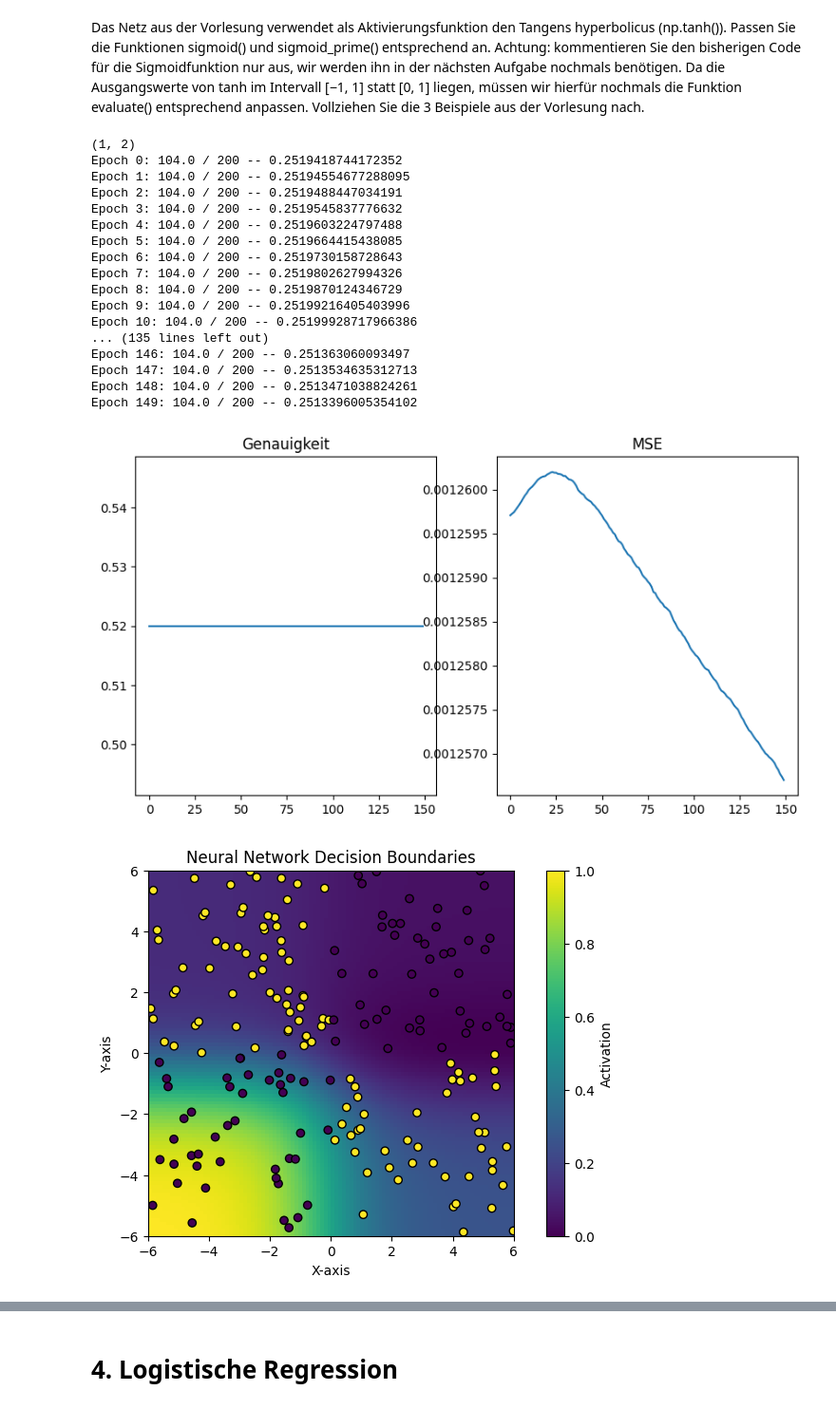
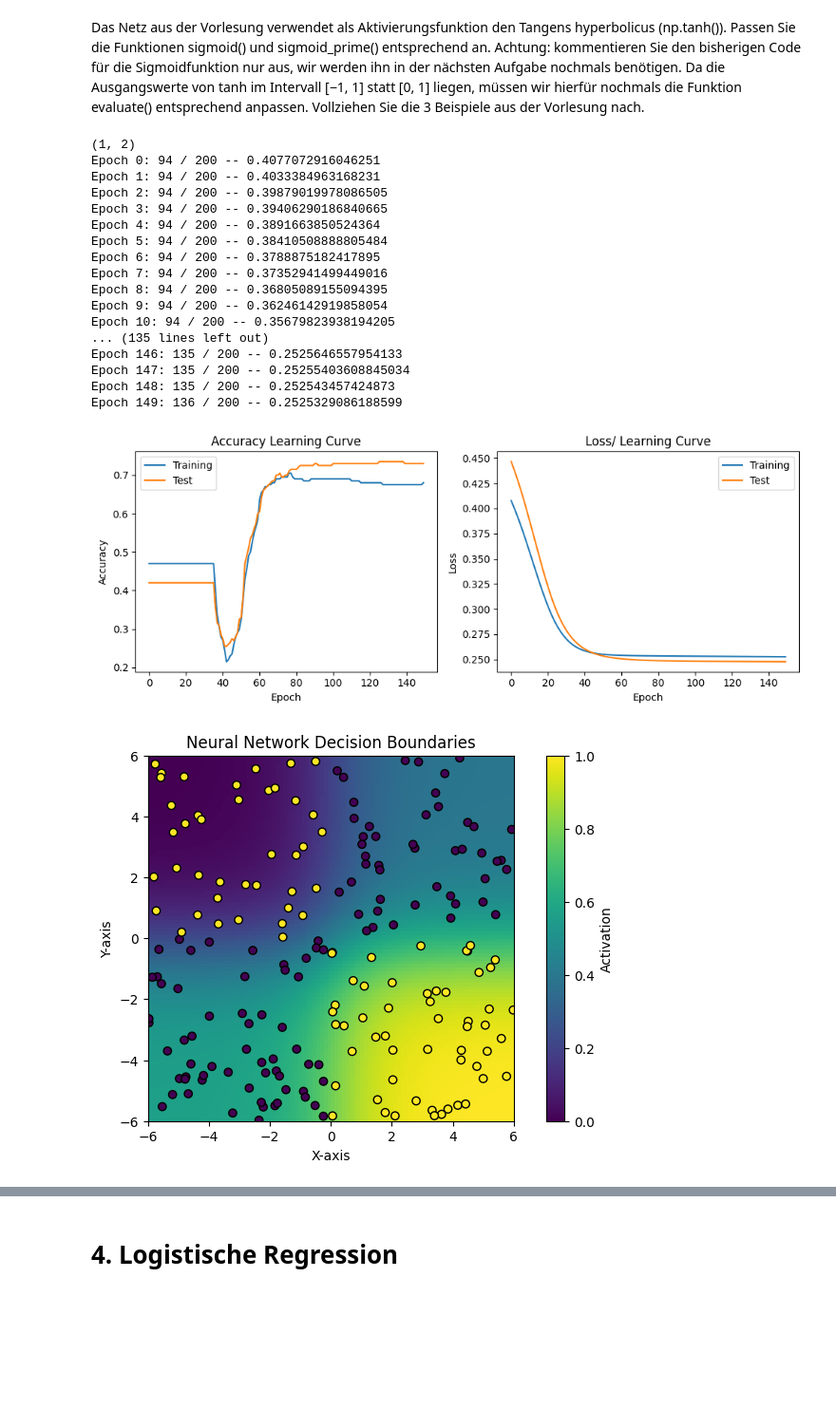
Before and after one commit to KrasserKai/Maschinelles-Lernen-Deep-Learning, a Jupyter notebook: dl-ex1/ex1.ipynb, the cells around one changed output, grey strips where cells are left out. Shown at 95% size. Cells and saved outputs as stored; diff of their text form; code cells hidden in the pictures; blank space fills up the shorter version.

```diff
--- a/dl-ex1/ex1.ipynb
+++ b/dl-ex1/ex1.ipynb
@@ -405,20 +444,29 @@ def SGD(x0, y0, epochs, mini_batch_size, eta, x2, y2):
 # %%
-# Darstellung
-def ShowResult(acc_val, mse, test_design_matrix, grid_design_matrix, X_train, y_train):
-    plt.figure(figsize=(15, 5))
+def plotLearningCurve(training_accuracies, test_accuracies, training_loss, test_loss, epochs):
+    # Plot the learning curves
+    plt.figure(figsize=(10, 4))
 
-    plt.subplot(1, 3, 1)
-    # Lernkurve der Genauigkeit darstellen
-    plt.plot(acc_val / test_design_matrix.shape[0])
-    plt.title("Genauigkeit")
+    plt.subplot(1, 2, 1)
+    plt.plot(range(epochs), training_accuracies, label='Training')
+    plt.plot(range(epochs), test_accuracies, label='Test')
+    plt.xlabel('Epoch')
+    plt.ylabel('Accuracy')
+    plt.title('Accuracy Learning Curve')
+    plt.legend()
 
-    plt.subplot(1, 3, 2)
-    # Lernkurve des MSE darstellen
-    plt.plot(mse / test_design_matrix.shape[0])
-    plt.title("MSE")
+    plt.subplot(1, 2, 2)
+    plt.plot(range(epochs), training_loss, label='Training')
+    plt.plot(range(epochs), test_loss, label='Test')
+    plt.xlabel('Epoch')
+    plt.ylabel('Loss')
+    plt.title('Loss/ Learning Curve')
+    plt.legend()
 
+    plt.tight_layout()
     plt.show()
 
+# Berechnung von y_pred bei Eingabe der Werte aus grid_design_matrix (grid_design_matrix.shape[1],1)
+def plotDecisionFunction():
     # Get predictions for each point in the meshgrid
     predictions = feedforward(grid_design_matrix)
 
@@ -445,10 +493,9 @@ Beachten Sie hierbei, dass unser Lernproblem nicht konvex ist, so dass die Optim
 zuweilen in lokalen Minima hängenbleiben kann. Wiederholen Sie Ihren Versuch daher
 mehrere Male und vergeleichen Sie die Ergebnisse.
 # %%
-# Netz trainieren
 activationType = "sigmoid"
 lossFunctionType="mse"
 setNetworkParams(10, 0.03, [2,2,1], 150)
-acc_val, mse = SGD(train_design_matrix, y_train_reshaped, epochs, mbs, eta, test_design_matrix, y_test_reshaped)
+training_accuracies, test_accuracies, training_losses, test_losses = trainNetwork()
 # %% [output]
 (1, 2)
@@ -478,0 +521,3 @@ ShowResult(acc_val, mse, test_design_matrix, grid_design_matrix, X_train, y_trai
+# %%
+plotLearningCurve(training_accuracies, test_accuracies, training_losses, test_losses, epochs)
+plotDecisionFunction()
@@ -488,29 +536,30 @@ entsprechend anpassen. Vollziehen Sie die 3 Beispiele aus der Vorlesung nach.
 # %%
 activationType = "sigmoid"
 lossFunctionType="mse"
 setNetworkParams(10, 0.03, [2,2,1], 150)
-acc_val, mse = SGD(train_design_matrix, y_train_reshaped, epochs, mbs, eta, test_design_matrix, y_test_reshaped)
-ShowResult(acc_val, mse, test_design_matrix, grid_design_matrix, X_train, y_train)
+training_accuracies, test_accuracies, training_losses, test_losses = trainNetwork()
+plotLearningCurve(training_accuracies, test_accuracies, training_losses, test_losses, epochs)
+plotDecisionFunction()
 # %% [output]
 (1, 2)
-Epoch 0: 104.0 / 200 -- 0.2519418744172352
-Epoch 1: 104.0 / 200 -- 0.25194554677288095
-Epoch 2: 104.0 / 200 -- 0.2519488447034191
-Epoch 3: 104.0 / 200 -- 0.2519545837776632
-Epoch 4: 104.0 / 200 -- 0.2519603224797488
-Epoch 5: 104.0 / 200 -- 0.2519664415438085
-Epoch 6: 104.0 / 200 -- 0.2519730158728643
-Epoch 7: 104.0 / 200 -- 0.2519802627994326
-Epoch 8: 104.0 / 200 -- 0.2519870124346729
-Epoch 9: 104.0 / 200 -- 0.25199216405403996
-Epoch 10: 104.0 / 200 -- 0.25199928717966386
+Epoch 0: 94 / 200 -- 0.4077072916046251
+Epoch 1: 94 / 200 -- 0.4033384963168231
+Epoch 2: 94 / 200 -- 0.39879019978086505
+Epoch 3: 94 / 200 -- 0.39406290186840665
+Epoch 4: 94 / 200 -- 0.3891663850524364
+Epoch 5: 94 / 200 -- 0.38410508888805484
+Epoch 6: 94 / 200 -- 0.3788875182417895
+Epoch 7: 94 / 200 -- 0.37352941499449016
+Epoch 8: 94 / 200 -- 0.36805089155094395
+Epoch 9: 94 / 200 -- 0.36246142919858054
+Epoch 10: 94 / 200 -- 0.35679823938194205
 ... (135 lines left out)
-Epoch 146: 104.0 / 200 -- 0.251363060093497
-Epoch 147: 104.0 / 200 -- 0.2513534635312713
-Epoch 148: 104.0 / 200 -- 0.2513471038824261
-Epoch 149: 104.0 / 200 -- 0.2513396005354102
+Epoch 146: 135 / 200 -- 0.2525646557954133
+Epoch 147: 135 / 200 -- 0.25255403608845034
+Epoch 148: 135 / 200 -- 0.252543457424873
+Epoch 149: 136 / 200 -- 0.2525329086188599
-[figure, old version]
+[figure, new version]
-[figure, old version]
+[figure, new version]
 # %%
 activationType = "tanh"
 lossFunctionType="mse"
```
Also changed, not shown: parts of 11 cells of this notebook.
